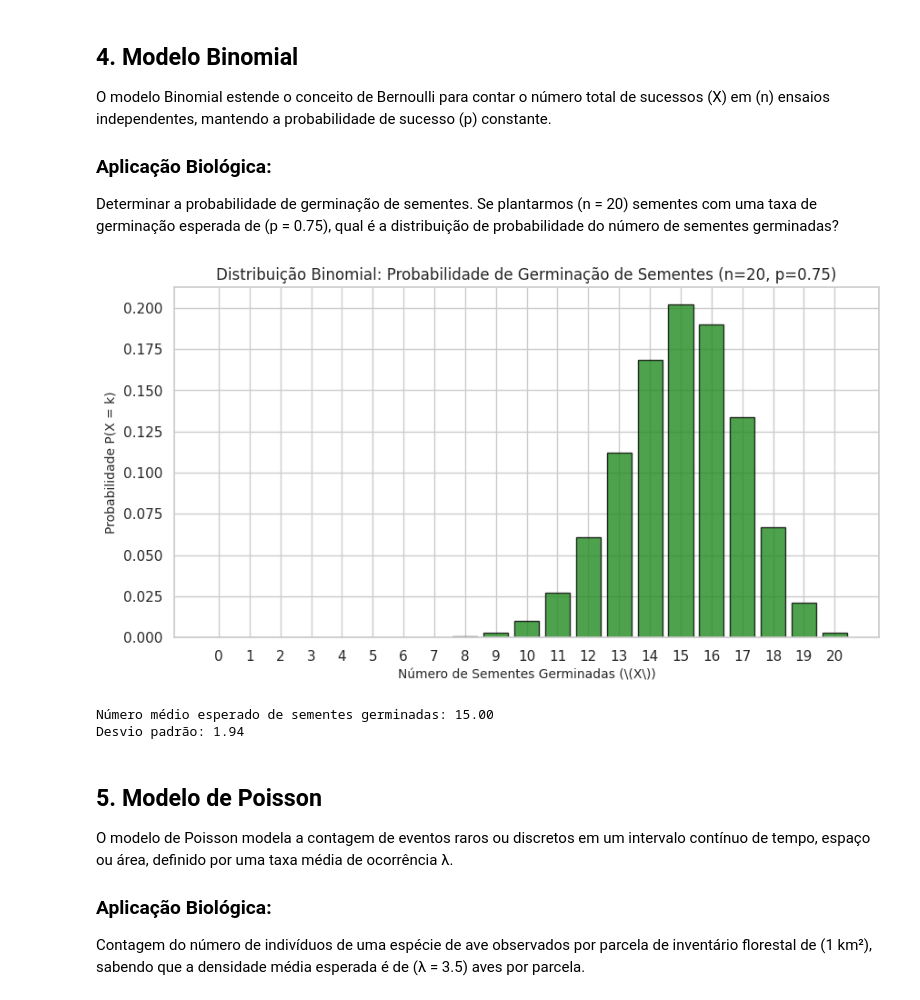
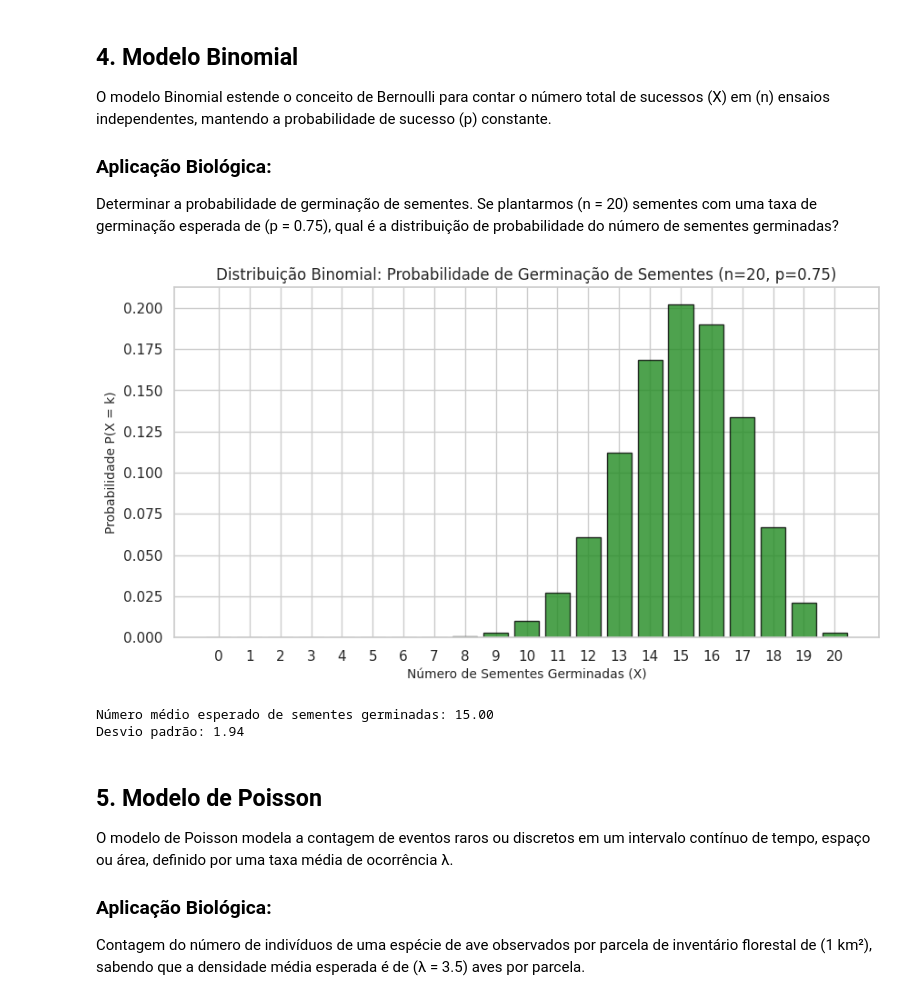
Before and after one commit to pellegreeno/Bioestat-stica-2026-, a Jupyter notebook: tarefa11_variaveis_aleatorias_biologia.ipynb, the cells around one changed output. Drawn from its saved outputs; the diff is of its cells as text; code cells hidden in the pictures.

```diff
--- a/tarefa11_variaveis_aleatorias_biologia.ipynb
+++ b/tarefa11_variaveis_aleatorias_biologia.ipynb
@@ -72,28 +72,28 @@ Determinar a probabilidade de germinação de sementes. Se plantarmos \(n = 20\)
 # %%
 # Parâmetros do modelo Binomial
 n_sementes = 20
 p_germinacao = 0.75
 
 # Geração de valores possíveis para a variável aleatória X
 k_valores = np.arange(0, n_sementes + 1)
 probabilidades = stats.binom.pmf(k_valores, n_sementes, p_germinacao)
 
 # Visualização gráfica da distribuição binomial
 plt.figure(figsize=(10, 5))
 plt.bar(k_valores, probabilidades, color='forestgreen', alpha=0.8, edgecolor='black')
 plt.title('Distribuição Binomial: Probabilidade de Germinação de Sementes (n=20, p=0.75)', fontsize=12)
-plt.xlabel('Número de Sementes Germinadas (\(X\))', fontsize=10)
+plt.xlabel('Número de Sementes Germinadas (X)', fontsize=10)
 plt.ylabel('Probabilidade P(X = k)', fontsize=10)
 plt.xticks(k_valores)
 plt.show()
 
 # Cálculo do valor esperado (média) e desvio padrão
 media_teo = n_sementes * p_germinacao
 desvio_teo = np.sqrt(n_sementes * p_germinacao * (1 - p_germinacao))
 print(f"Número médio esperado de sementes germinadas: {media_teo:.2f}")
 print(f"Desvio padrão: {desvio_teo:.2f}")
 # %% [output]
-[figure, old version]
+[figure, new version]
 Número médio esperado de sementes germinadas: 15.00
 Desvio padrão: 1.94
 # %% [markdown]
```
Also changed, not shown: parts of 2 cells of this notebook.
